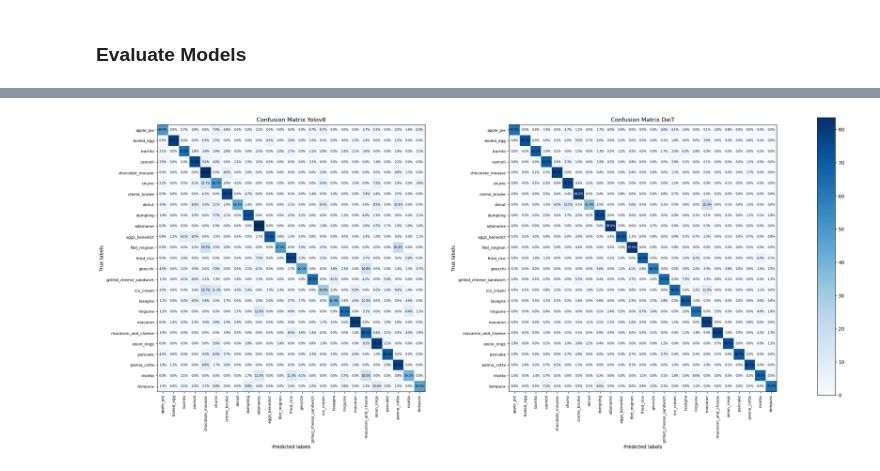
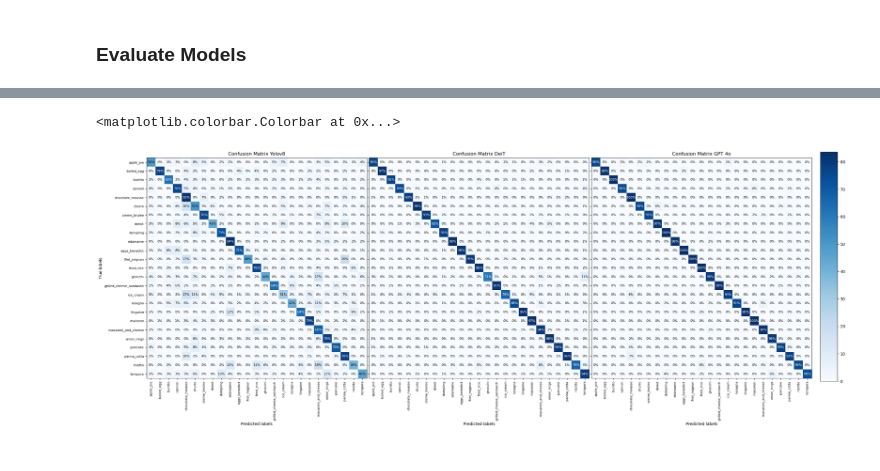
Before and after one commit to wilpomillow-ucb/QuickBite, a Jupyter notebook: notebooks/QuickBite_Model_Evaluation_Functions.ipynb, the cells around one changed output, grey strips where cells are left out. Drawn from its saved outputs; the diff is of its cells as text; code cells hidden in the pictures.

Commit message:
Updated notebooks/Model_Evaluation_Functions.ipynb and updated png for presentation

```diff
--- a/notebooks/QuickBite_Model_Evaluation_Functions.ipynb
+++ b/notebooks/QuickBite_Model_Evaluation_Functions.ipynb
@@ -21,6 +27,7 @@ deit_training_log_directory = r"C:\Users\linay\Downloads\ifood-2019-fgvc6\model_
 # %%
-yolo_validation_results_directory = r"C:\Users\linay\Downloads\ifood-2019-fgvc6\model_outputs\Yolov8_Validation_Results_Raw.csv"
-deit_validation_results_directory = r"C:\Users\linay\Downloads\ifood-2019-fgvc6\model_outputs\deit_validation_results\validation_results_v4.csv"
+yolo_validation_results_directory = r"C:\Users\linay\Downloads\QuickBite\data\results\Yolov8_Validation_Results_Raw.csv"
+deit_validation_results_directory = r"C:\Users\linay\Downloads\QuickBite\data\results\deit_validation_results.csv"
+gpt_4o_mini_validation_results_directory = r"C:\Users\linay\Downloads\QuickBite\data\results\gpt-4o-mini.csv"
 # %% [markdown]
 ### Transform CSV to Pandas Dataframes
 # %%
@@ -216,47 +278,68 @@ def create_normy_confusion_matrix(df):
     return normalized_cm
 
 # Create a figure with two subplots
-fig, axs = plt.subplots(1, 2, figsize=(26, 10))
+fig, axs = plt.subplots(1, 3, figsize=(30, 10), sharey='row')
 plt.subplots_adjust(wspace=0.01, hspace=0.1)
 
+# create confusion matrix
 yolo_cm = create_normy_confusion_matrix(yolo_val_results_df)
 deit_cm = create_normy_confusion_matrix(deit_val_results_df)
+gpt_cm = confusion_matrix(gpt_4o_mini_val_results_df['True Class'], gpt_4o_mini_val_results_df['Predicted Class'])
+gpt_cm = gpt_cm / gpt_cm.sum(axis=1, keepdims=True) * 100
 
 # Create the Yolo heatmap
 axs[0].imshow(yolo_cm, interpolation='nearest', cmap='Blues')
 axs[0].set_xlabel("Predicted labels")
 axs[0].set_ylabel("True labels")
 axs[0].set_title("Confusion Matrix Yolov8")
 axs[0].set_xticks(range(len(np.unique(yolo_val_results_df['Predicted Class']))), np.unique(yolo_val_results_df['Predicted Class']), rotation=90, fontsize=8)
 axs[0].set_yticks(range(len(np.unique(yolo_val_results_df['True Class']))), np.unique(yolo_val_results_df['True Class']), fontsize=8)
 # Add text to each square of the first heatmap
 for i in range(yolo_cm.shape[0]):
     for j in range(yolo_cm.shape[1]):
         color = plt.cm.Blues(yolo_cm[i, j] / 100)
-        if max(color[:3]) < 0.5:
-            axs[0].text(j, i, f"{yolo_cm[i, j]:.1f}%", ha="center", va="center", color="white", fontsize=6)
+        if max(color[:3]) < 0.8:
+            axs[0].text(j, i, f"{round(yolo_cm[i, j])}%", ha="center", va="center", color="white", fontsize=8)
         else:
-            axs[0].text(j, i, f"{yolo_cm[i, j]:.1f}%", ha="center", va="center", color="black", fontsize=6)
+            axs[0].text(j, i, f"{round(yolo_cm[i, j])}%", ha="center", va="center", color="black", fontsize=8)
 
 # Create the DeiT heatmap
 axs[1].imshow(deit_cm, interpolation='nearest', cmap='Blues')
 axs[1].set_xlabel("Predicted labels")
-axs[1].set_ylabel("True labels")
+# axs[1].set_ylabel("True labels")
 axs[1].set_title("Confusion Matrix DeiT")
 axs[1].set_xticks(range(len(np.unique(deit_val_results_df['Predicted Class']))), np.unique(deit_val_results_df['Predicted Class']), rotation=90, fontsize=8)
-axs[1].set_yticks(range(len(np.unique(deit_val_results_df['True Class']))), np.unique(deit_val_results_df['True Class']), fontsize=8)
+# axs[1].set_yticks(range(len(np.unique(deit_val_results_df['True Class']))), np.unique(deit_val_results_df['True Class']), fontsize=8)
 # Add text to each square of the second heatmap
 for i in range(deit_cm.shape[0]):
     for j in range(deit_cm.shape[1]):
         color = plt.cm.Blues(deit_cm[i, j] / 100)
-        if max(color[:3]) < 0.5:
-            axs[1].text(j, i, f"{deit_cm[i, j]:.1f}%", ha="center", va="center", color="white", fontsize=6)
+        if max(color[:3]) < 0.9:
+            axs[1].text(j, i, f"{round(deit_cm[i, j])}%", ha="center", va="center", color="white", fontsize=8)
         else:
-            axs[1].text(j, i, f"{deit_cm[i, j]:.1f}%", ha="center", va="center", color="black", fontsize=6)
+            axs[1].text(j, i, f"{round(deit_cm[i, j])}%", ha="center", va="center", color="black", fontsize=8)
 
-cbar_ax = fig.add_axes([0.9, 0.1, 0.02, 0.8])
+# Create the GPT 4o heatmap
+axs[2].imshow(gpt_cm, interpolation='nearest', cmap='Blues')
+axs[2].set_xlabel("Predicted labels")
+# axs[2].set_ylabel("True labels")
+axs[2].set_title("Confusion Matrix GPT 4o")
+axs[2].set_xticks(range(len(np.unique(gpt_4o_mini_val_results_df['Predicted Class']))), np.unique(gpt_4o_mini_val_results_df['Predicted Class']), rotation=90, fontsize=8)
+# axs[2].set_yticks(range(len(np.unique(gpt_4o_mini_val_results_df['True Class']))), np.unique(gpt_4o_mini_val_results_df['True Class']), fontsize=8)
+# Add text to each square of the third heatmap
+for i in range(gpt_cm.shape[0]):
+    for j in range(gpt_cm.shape[1]):
+        color = plt.cm.Blues(gpt_cm[i, j] / 100)
+        if max(color[:3]) < 0.9:
+            axs[2].text(j, i, f"{round(gpt_cm[i, j])}%", ha="center", va="center", color="white", fontsize=8)
+        else:
+            axs[2].text(j, i, f"{round(gpt_cm[i, j])}%", ha="center", va="center", color="black", fontsize=8)
+
+
+cbar_ax = fig.add_axes([0.91, 0.1, 0.02, 0.8])
 plt.colorbar(axs[0].images[0], cax=cbar_ax)
 
-plt.savefig('confusion_matrices.png', bbox_inches='tight', pad_inches=0.5, dpi=600)
+# plt.savefig(r'C:\Users\linay\Downloads\QuickBite\data\results\confusion_matrices_normalized.png', bbox_inches='tight', pad_inches=0.5, dpi=72, transparent=True)
 # %% [output]
+<matplotlib.colorbar.Colorbar at 0x...>
-[figure, old version]
+[figure, new version]
```
Also changed, not shown: parts of 20 cells of this notebook, 6 other files.
